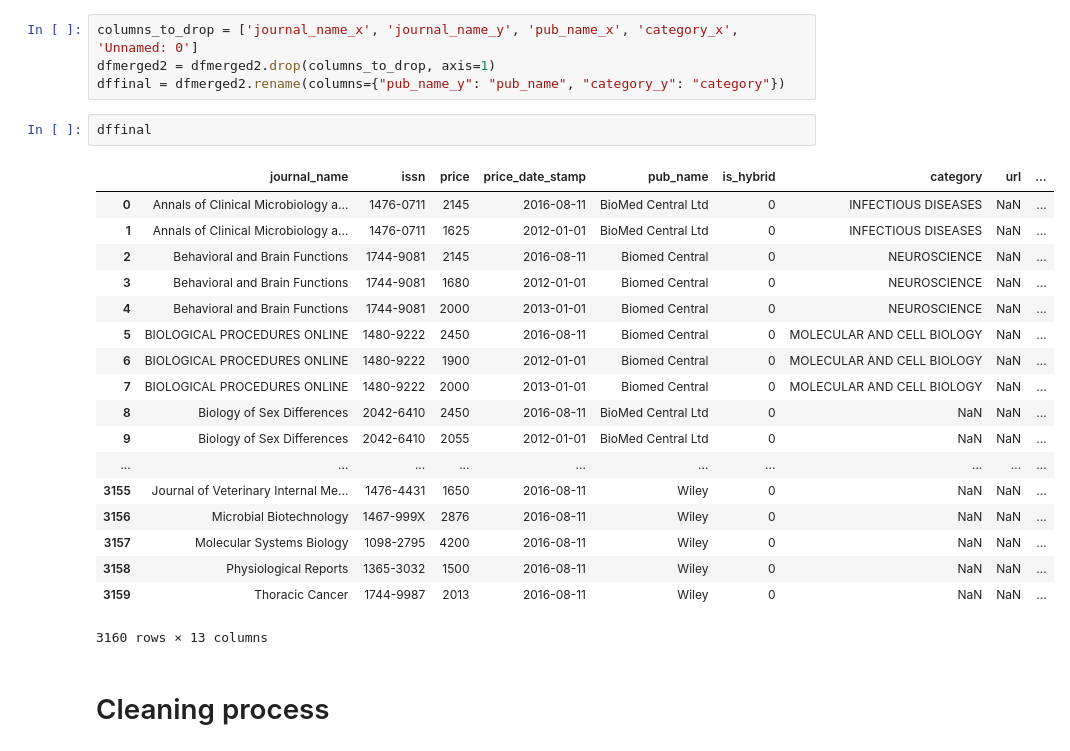
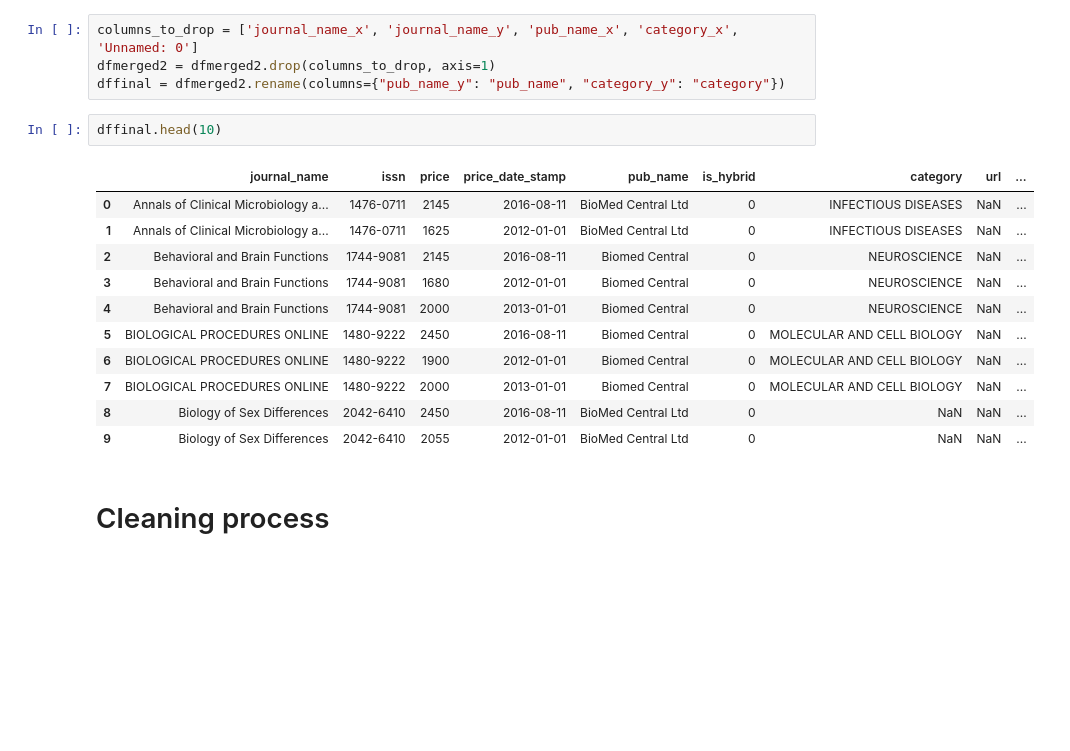
Before and after one commit to hiki0505/Data-Science-Projects, a Jupyter notebook: Datasets_for_report/Flourish OA/Flourish OA.ipynb, the cells around one changed output. Cells and saved outputs as stored; diff of their text form; blank space fills up the shorter version.

```diff
--- a/Datasets_for_report/Flourish OA/Flourish OA.ipynb
+++ b/Datasets_for_report/Flourish OA/Flourish OA.ipynb
@@ -84,26 +84,19 @@ columns_to_drop = ['journal_name_x', 'journal_name_y', 'pub_name_x', 'category_x
 dfmerged2 = dfmerged2.drop(columns_to_drop, axis=1)
 dffinal = dfmerged2.rename(columns={"pub_name_y": "pub_name", "category_y": "category"})
 # %%
-dffinal
+dffinal.head(10)
 # %% [output]
 |  | journal_name | issn | price | price_date_stamp | pub_name | is_hybrid | category | url | ... |
 | 0 | Annals of Clinical Microbiology a... | 1476-0711 | 2145 | 2016-08-11 | BioMed Central Ltd | 0 | INFECTIOUS DISEASES | NaN | ... |
 | 1 | Annals of Clinical Microbiology a... | 1476-0711 | 1625 | 2012-01-01 | BioMed Central Ltd | 0 | INFECTIOUS DISEASES | NaN | ... |
 | 2 | Behavioral and Brain Functions | 1744-9081 | 2145 | 2016-08-11 | Biomed Central | 0 | NEUROSCIENCE | NaN | ... |
 | 3 | Behavioral and Brain Functions | 1744-9081 | 1680 | 2012-01-01 | Biomed Central | 0 | NEUROSCIENCE | NaN | ... |
 | 4 | Behavioral and Brain Functions | 1744-9081 | 2000 | 2013-01-01 | Biomed Central | 0 | NEUROSCIENCE | NaN | ... |
 | 5 | BIOLOGICAL PROCEDURES ONLINE | 1480-9222 | 2450 | 2016-08-11 | Biomed Central | 0 | MOLECULAR AND CELL BIOLOGY | NaN | ... |
 | 6 | BIOLOGICAL PROCEDURES ONLINE | 1480-9222 | 1900 | 2012-01-01 | Biomed Central | 0 | MOLECULAR AND CELL BIOLOGY | NaN | ... |
 | 7 | BIOLOGICAL PROCEDURES ONLINE | 1480-9222 | 2000 | 2013-01-01 | Biomed Central | 0 | MOLECULAR AND CELL BIOLOGY | NaN | ... |
 | 8 | Biology of Sex Differences | 2042-6410 | 2450 | 2016-08-11 | BioMed Central Ltd | 0 | NaN | NaN | ... |
 | 9 | Biology of Sex Differences | 2042-6410 | 2055 | 2012-01-01 | BioMed Central Ltd | 0 | NaN | NaN | ... |
-| ... | ... | ... | ... | ... | ... | ... | ... | ... | ... |
-| 3155 | Journal of Veterinary Internal Me... | 1476-4431 | 1650 | 2016-08-11 | Wiley | 0 | NaN | NaN | ... |
-| 3156 | Microbial Biotechnology | 1467-999X | 2876 | 2016-08-11 | Wiley | 0 | NaN | NaN | ... |
-| 3157 | Molecular Systems Biology | 1098-2795 | 4200 | 2016-08-11 | Wiley | 0 | NaN | NaN | ... |
-| 3158 | Physiological Reports | 1365-3032 | 1500 | 2016-08-11 | Wiley | 0 | NaN | NaN | ... |
-| 3159 | Thoracic Cancer | 1744-9987 | 2013 | 2016-08-11 | Wiley | 0 | NaN | NaN | ... |
-3160 rows × 13 columns
 # %% [markdown]
 # Cleaning process
 # %%
```
Also changed, not shown: parts of 3 cells of this notebook, 8 other files.
